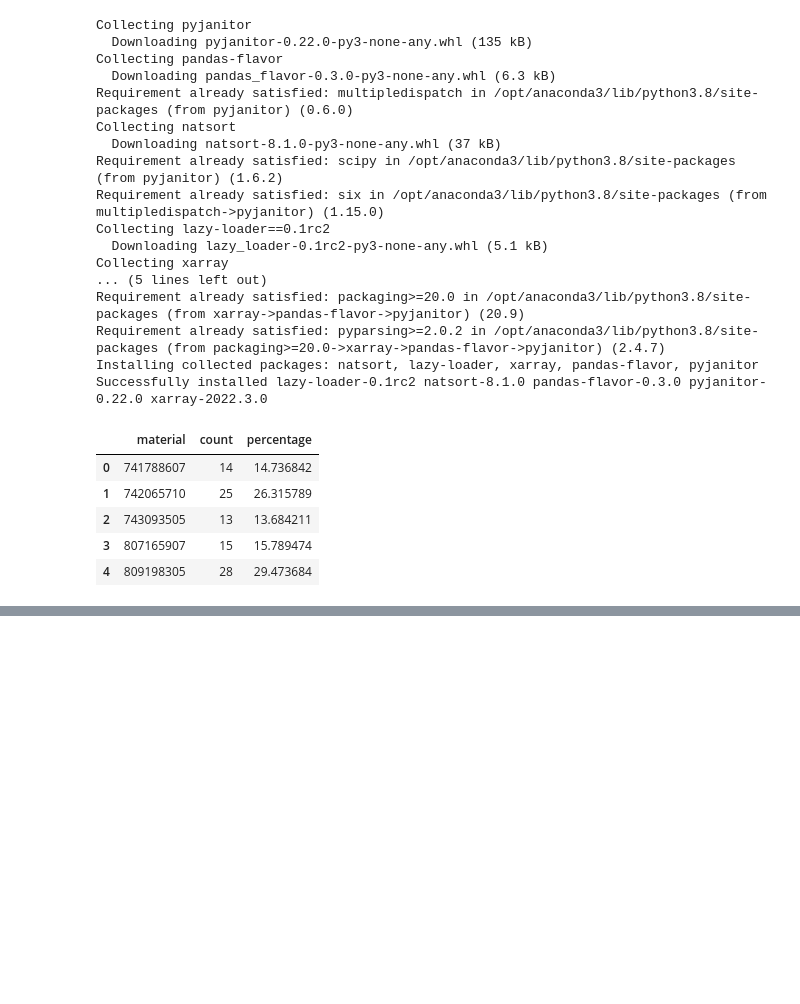
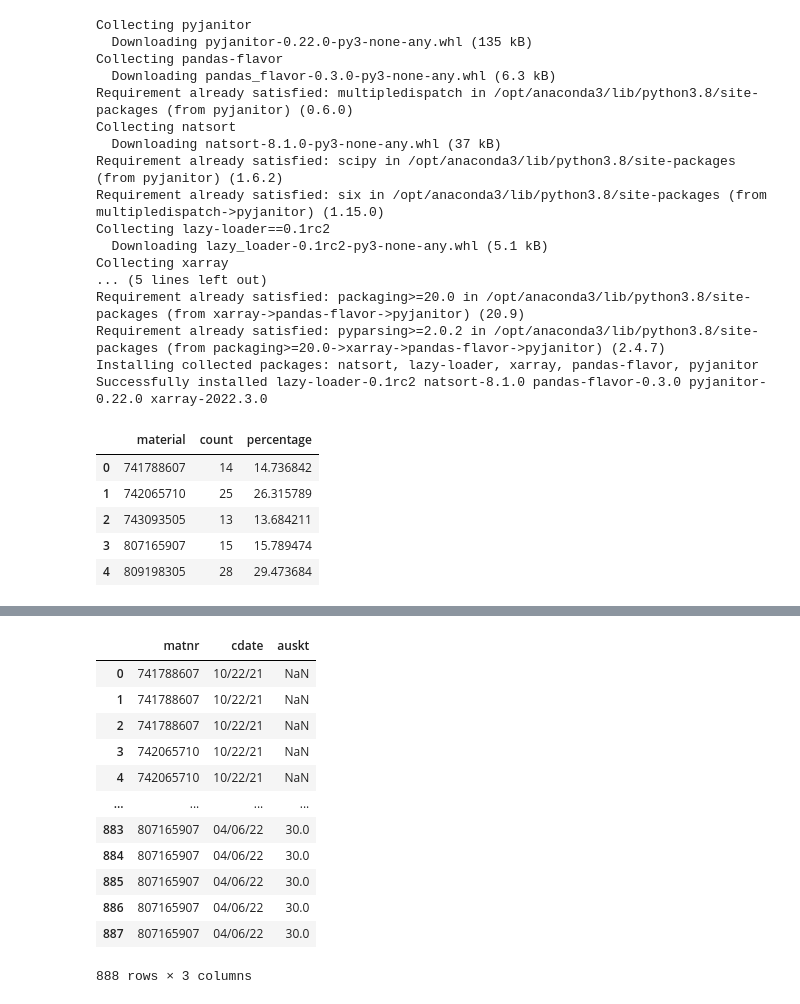
Before and after one commit to pankeshpatel/bmw-material-planner-assistant, a Jupyter notebook: backend/health score.ipynb, the cells around one changed output, grey strips where cells are left out. Drawn from its saved outputs; the diff is of its cells as text; code cells hidden in the pictures; blank space fills up the shorter version.

```diff
--- a/backend/health score.ipynb
+++ b/backend/health score.ipynb
@@ -265,0 +300,19 @@ exception_matrix
+# %%
+# Data Reading from CSV file
+df_exception_manager = pd.read_csv('/Users/pankeshpatel/Desktop/exceptions-combine.csv')
+dataframe_exception_manager = pd.DataFrame(df_exception, columns=[ 'matnr' , 'cdate', 'auskt'])
+dataframe_exception_manager
+# %% [output]
+|  | matnr | cdate | auskt |
+| 0 | 741788607 | 10/22/21 | NaN |
+| 1 | 741788607 | 10/22/21 | NaN |
+| 2 | 741788607 | 10/22/21 | NaN |
+| 3 | 742065710 | 10/22/21 | NaN |
+| 4 | 742065710 | 10/22/21 | NaN |
+| ... | ... | ... | ... |
+| 883 | 807165907 | 04/06/22 | 30.0 |
+| 884 | 807165907 | 04/06/22 | 30.0 |
+| 885 | 807165907 | 04/06/22 | 30.0 |
+| 886 | 807165907 | 04/06/22 | 30.0 |
+| 887 | 807165907 | 04/06/22 | 30.0 |
+888 rows × 3 columns
```
Also changed, not shown: parts of 11 cells of this notebook.
